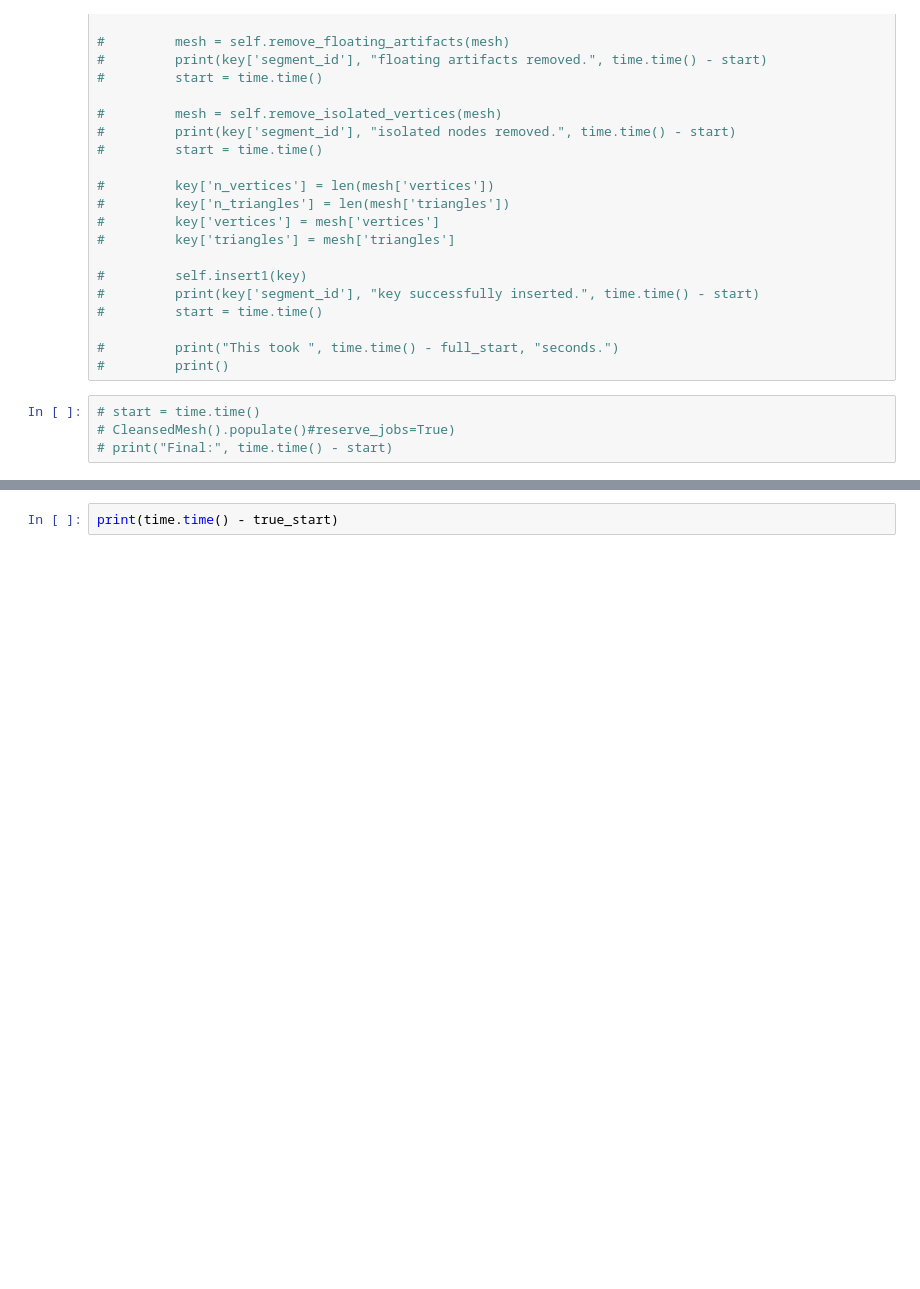
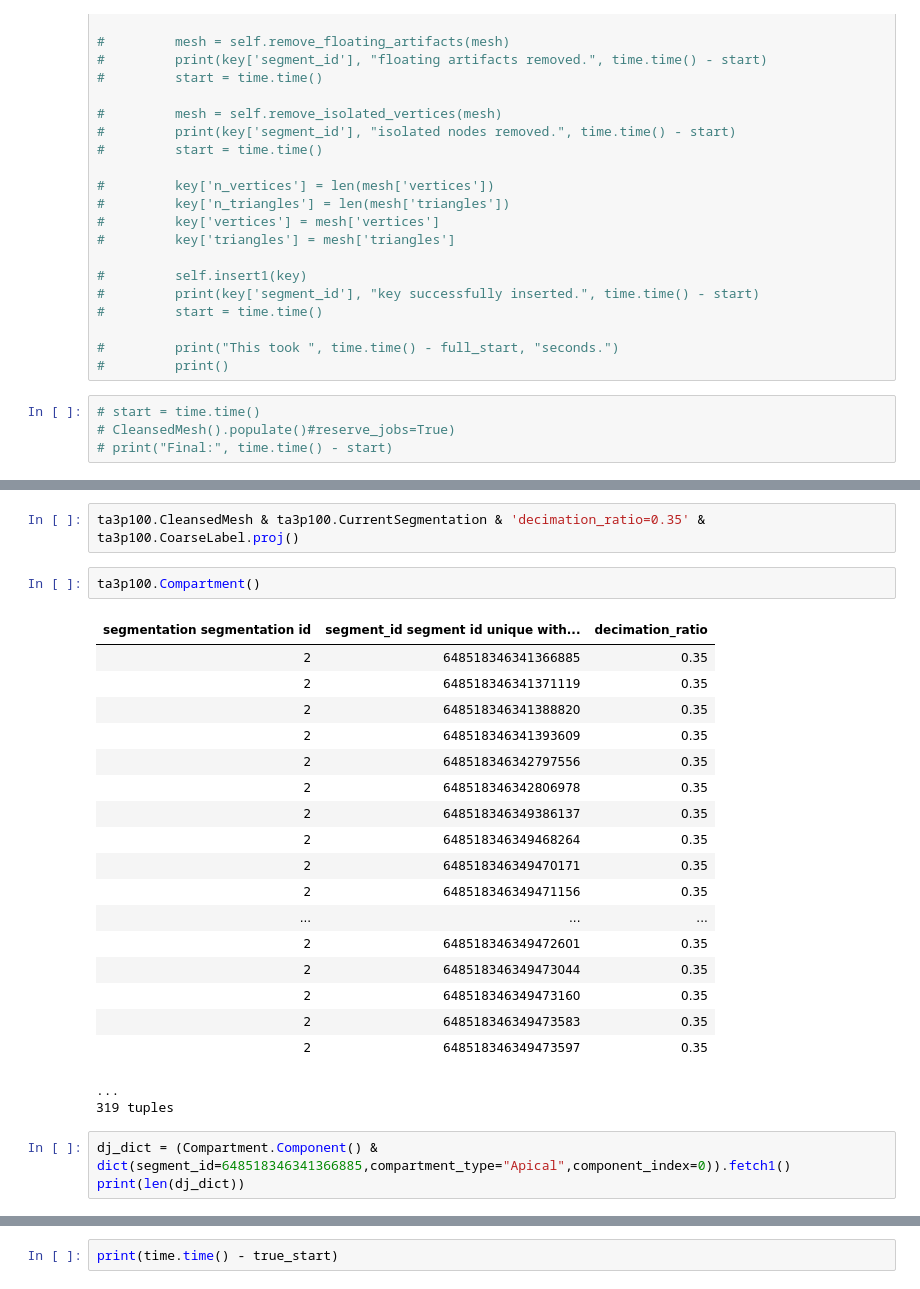
Before and after one commit to celiibrendan/Finishing_Pinky100_Pipeline, a Jupyter notebook: CleansedMesh and Compartment-Copy1.Component ta3p100.ipynb, the cells around one changed output, grey strips where cells are left out. Drawn from its saved outputs; the diff is of its cells as text; blank space fills up the shorter version.

```diff
--- a/CleansedMesh and Compartment-Copy1.Component ta3p100.ipynb
+++ b/CleansedMesh and Compartment-Copy1.Component ta3p100.ipynb
@@ -357,6 +354,33 @@ class Compartment(dj.Computed):
                                                                triangle_neighborhood, labels['triangles']))
 
         print(key['segment_id'], "finished separating components:", time.time() - start)
+# %%
+ta3p100.CleansedMesh & ta3p100.CurrentSegmentation & 'decimation_ratio=0.35' & ta3p100.CoarseLabel.proj()
+# %%
+ta3p100.Compartment()
+# %% [output]
+| segmentation segmentation id | segment_id segment id unique with... | decimation_ratio |
+| 2 | 648518346341366885 | 0.35 |
+| 2 | 648518346341371119 | 0.35 |
+| 2 | 648518346341388820 | 0.35 |
+| 2 | 648518346341393609 | 0.35 |
+| 2 | 648518346342797556 | 0.35 |
+| 2 | 648518346342806978 | 0.35 |
+| 2 | 648518346349386137 | 0.35 |
+| 2 | 648518346349468264 | 0.35 |
+| 2 | 648518346349470171 | 0.35 |
+| 2 | 648518346349471156 | 0.35 |
+| ... | ... | ... |
+| 2 | 648518346349472601 | 0.35 |
+| 2 | 648518346349473044 | 0.35 |
+| 2 | 648518346349473160 | 0.35 |
+| 2 | 648518346349473583 | 0.35 |
+| 2 | 648518346349473597 | 0.35 |
+...
+319 tuples
+# %%
+dj_dict = (Compartment.Component() & dict(segment_id=648518346341366885,compartment_type="Apical",component_index=0)).fetch1()
+print(len(dj_dict))
 # %%
 Compartment.populate(reserve_jobs=True)
 # %% [output]
```
Also changed, not shown: parts of 13 cells of this notebook, 6 other files.
